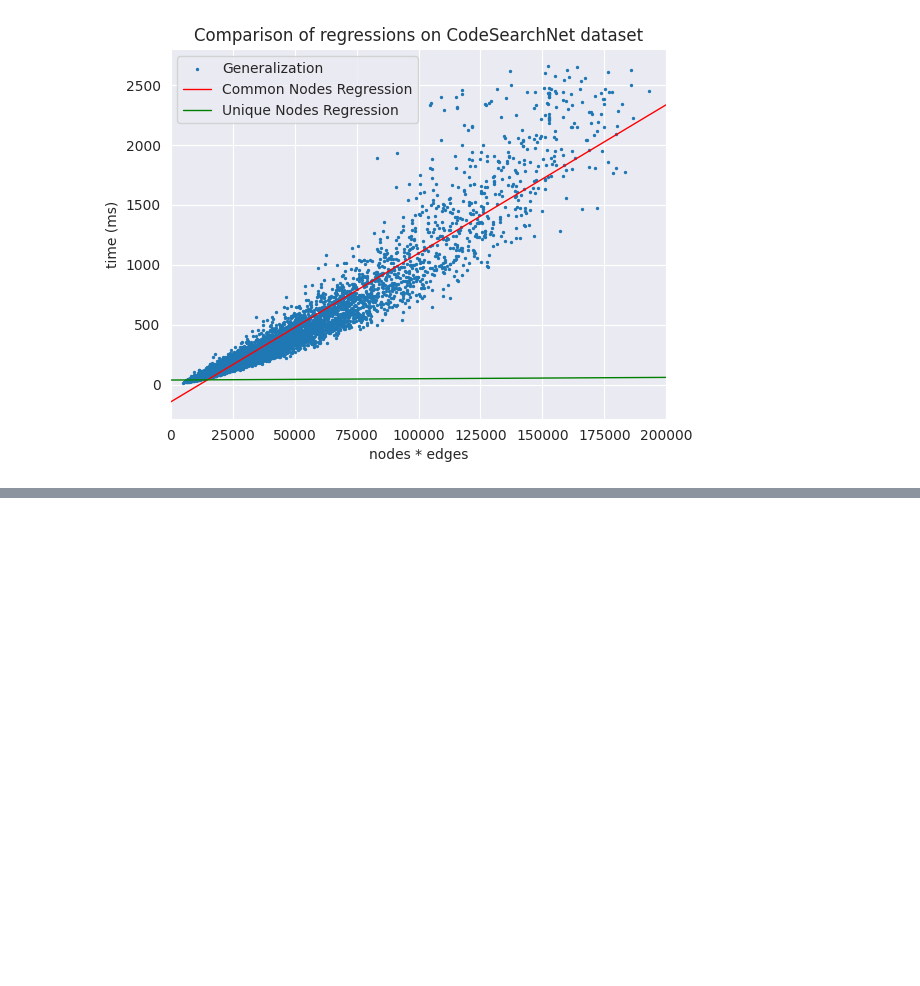
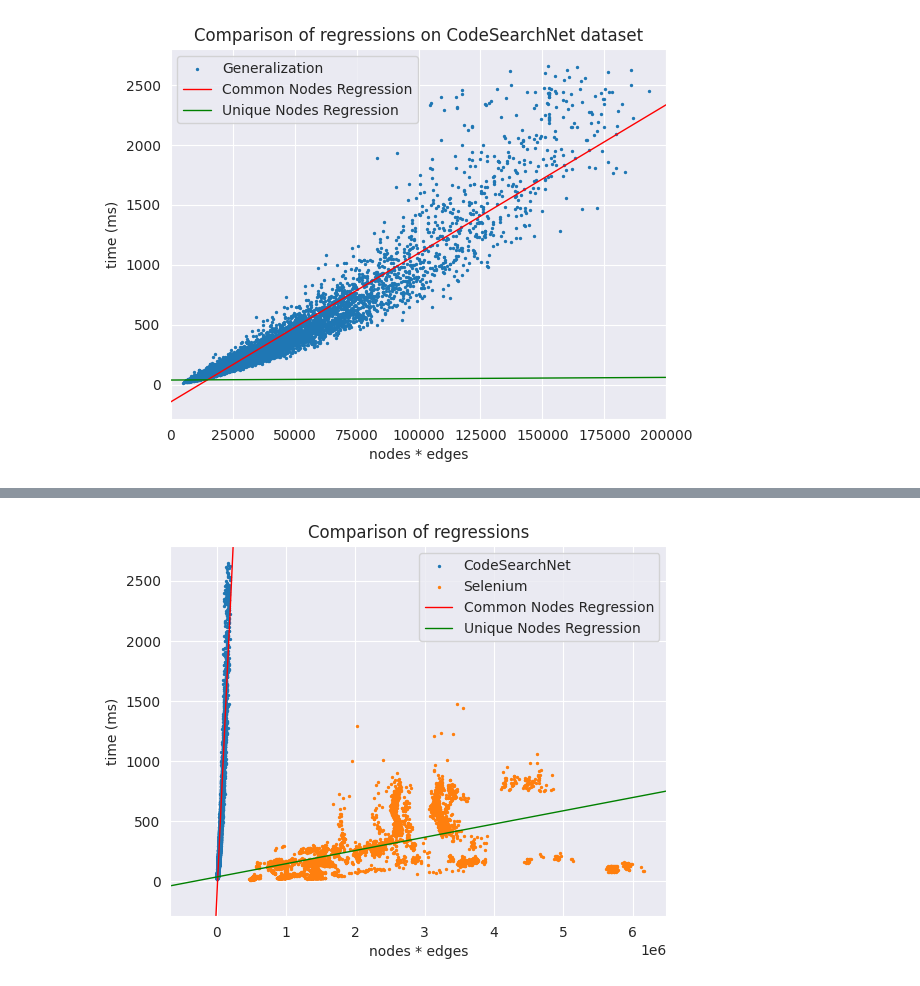
Before and after one commit to mreza-kiani/graph-generalization-algorithm, a Jupyter notebook: src/main/resources/scripts/performance/analyzer.ipynb, the cells around one changed output, grey strips where cells are left out. Drawn from its saved outputs; the diff is of its cells as text; code cells hidden in the pictures; blank space fills up the shorter version.

Commit message:
Add new performance diagram of both datasets

```diff
--- a/src/main/resources/scripts/performance/analyzer.ipynb
+++ b/src/main/resources/scripts/performance/analyzer.ipynb
@@ -886,0 +885,4 @@ ocdf.to_csv('OptimizedGeneralizationOnCodeSearchNetData.csv', index=False)
+# %%
+cddf = pd.read_csv('SeleniumClassDiagramData.csv')
+add_more_info(cddf)
+cddf.head()
@@ -886,0 +896,18 @@ ocdf.to_csv('OptimizedGeneralizationOnCodeSearchNetData.csv', index=False)
+# %%
+# Create a scatter plot for all metrics
+plt.scatter(plt_df['nodes^2_y'], plt_df['time_y'], label='CodeSearchNet', s=2)
+plt.scatter(cddf['nodesXedges']/4, cddf['time'], label='Selenium', s=2)
+plt.axline((0, -144.84), (144.84/0.0124, 0), linewidth=1, color='r', label='Common Nodes Regression')
+plt.axline((0, 37.77), (-37.77/0.00011, 0), linewidth=1, color='g', label='Unique Nodes Regression')
+
+# Customize the plot
+plt.xlabel('nodes * edges')
+plt.ylabel('time (ms)')
+plt.title('Comparison of regressions')
+# plt.xlim(-100, 200000)
+plt.legend()
+
+# Display the plot
+plt.show()
+# %% [output]
+[figure, added]
```
Also changed, not shown: parts of 2 cells of this notebook.
